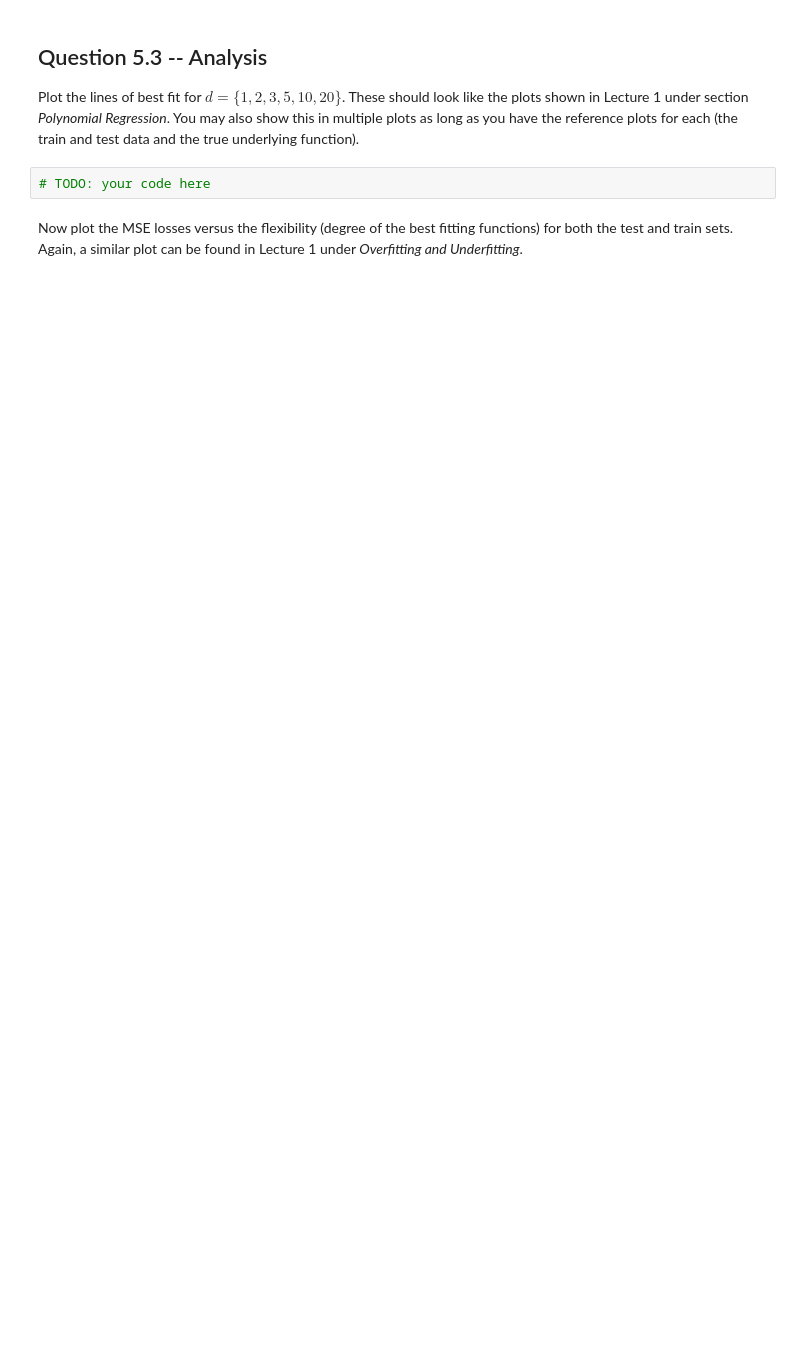
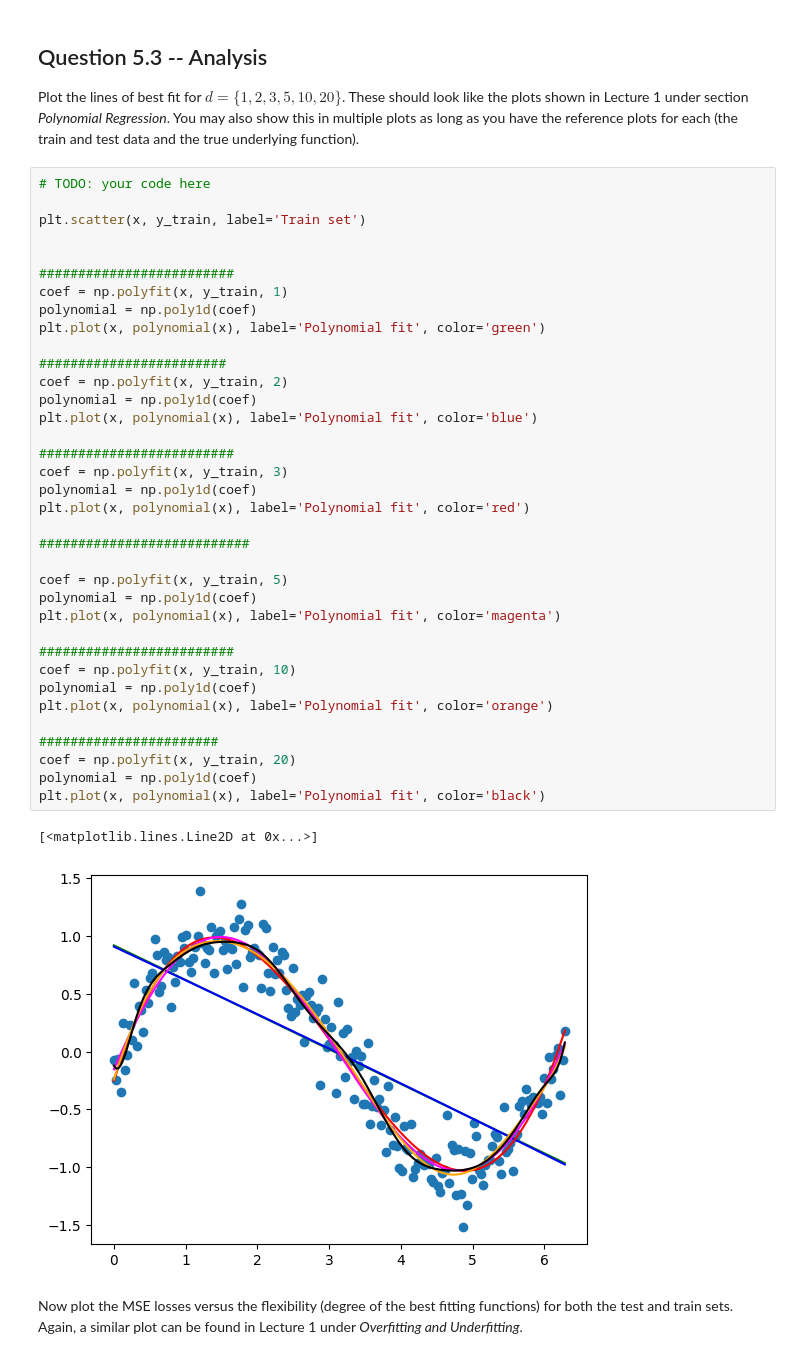
Before and after one commit to TomasAMG7/TMDL_Assignment, a Jupyter notebook: TMDL_2024_25_Assignment_1,_Qs_only(1).ipynb, the cells around one changed output. Drawn from its saved outputs; the diff is of its cells as text; blank space fills up the shorter version.

```diff
--- a/TMDL_2024_25_Assignment_1,_Qs_only(1).ipynb
+++ b/TMDL_2024_25_Assignment_1,_Qs_only(1).ipynb
@@ -294,7 +313,44 @@ What does this mean?
 # %% [markdown]
 ## Question 5.3 -- Analysis
 Plot the lines of best fit for $d=\{1,2,3,5,10,20\}$. These should look like the plots shown in Lecture 1 under section *Polynomial Regression*. You may also show this in multiple plots as long as you have the reference plots for each (the train and test data and the true underlying function).
-# %%
-# TODO: your code here
+# %%
+# TODO: your code here
+
+plt.scatter(x, y_train, label='Train set')
+
+
+#########################
+coef = np.polyfit(x, y_train, 1)
+polynomial = np.poly1d(coef)
+plt.plot(x, polynomial(x), label='Polynomial fit', color='green')
+
+########################
+coef = np.polyfit(x, y_train, 2)
+polynomial = np.poly1d(coef)
+plt.plot(x, polynomial(x), label='Polynomial fit', color='blue')
+
+#########################
+coef = np.polyfit(x, y_train, 3)
+polynomial = np.poly1d(coef)
+plt.plot(x, polynomial(x), label='Polynomial fit', color='red')
+
+###########################
+
+coef = np.polyfit(x, y_train, 5)
+polynomial = np.poly1d(coef)
+plt.plot(x, polynomial(x), label='Polynomial fit', color='magenta')
+
+#########################
+coef = np.polyfit(x, y_train, 10)
+polynomial = np.poly1d(coef)
+plt.plot(x, polynomial(x), label='Polynomial fit', color='orange')
+
+#######################
+coef = np.polyfit(x, y_train, 20)
+polynomial = np.poly1d(coef)
+plt.plot(x, polynomial(x), label='Polynomial fit', color='black')
+# %% [output]
+[<matplotlib.lines.Line2D at 0x...>]
+[figure, added]
 # %% [markdown]
 Now plot the MSE losses versus the flexibility (degree of the best fitting functions) for both the test and train sets. Again, a similar plot can be found in Lecture 1 under *Overfitting and Underfitting*.
```
Also changed, not shown: parts of 16 cells of this notebook.
